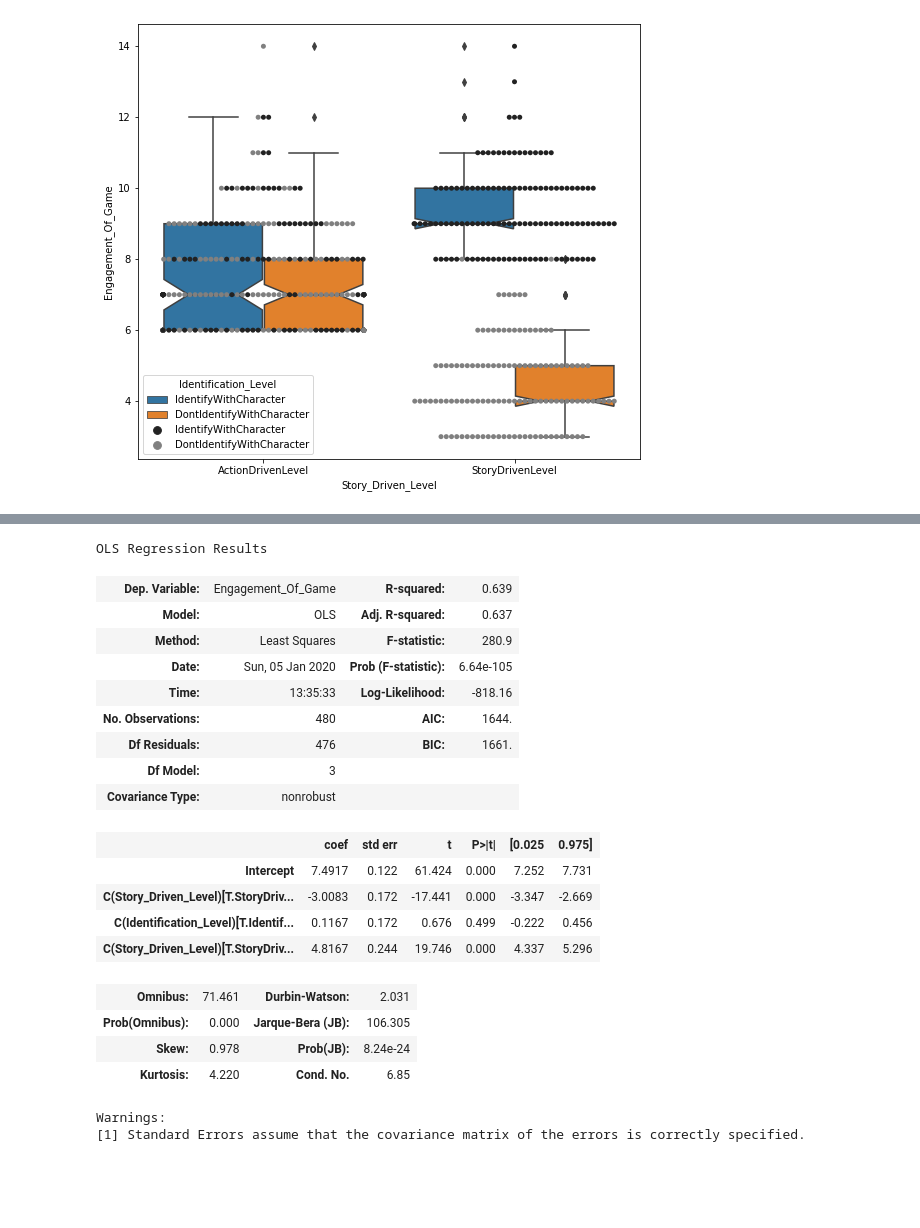
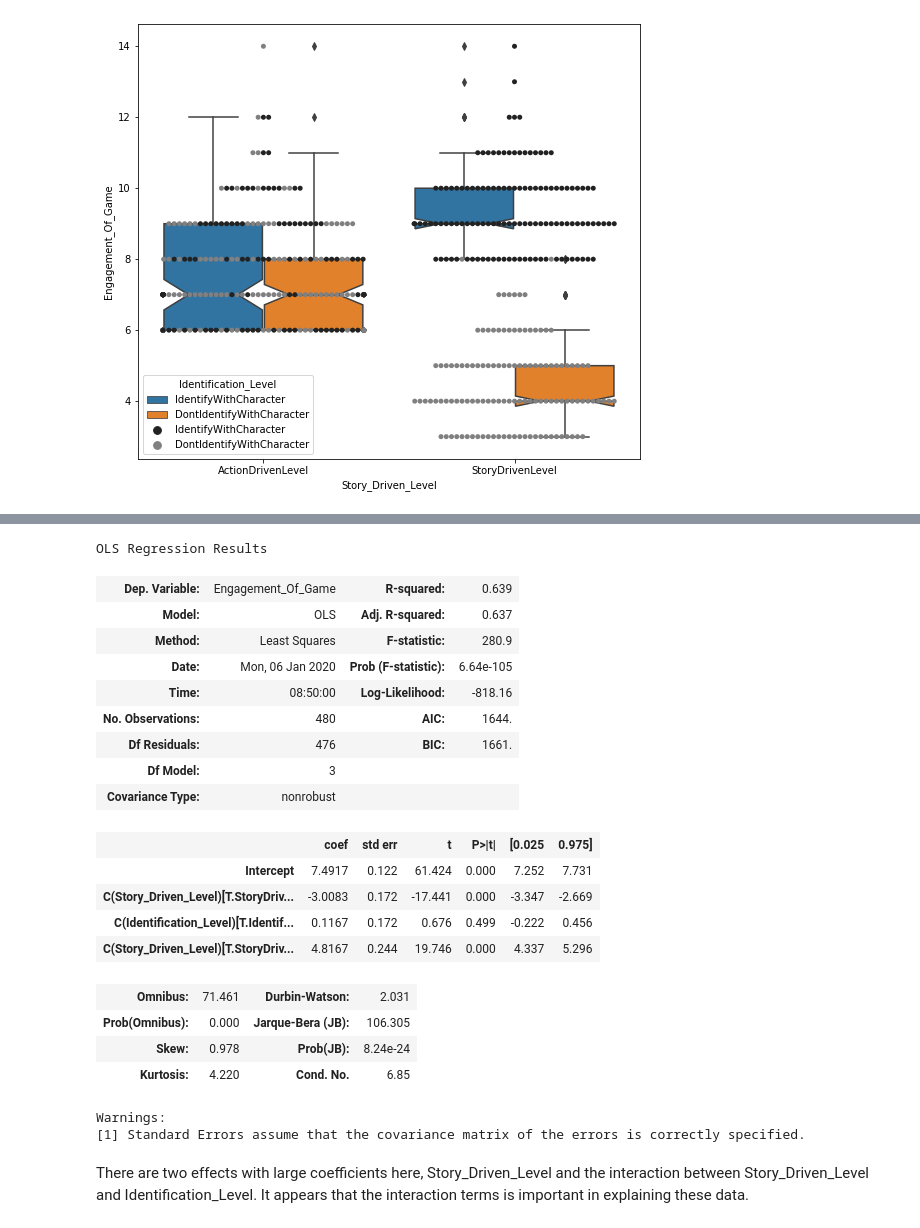
Before and after one commit to StephenElston/StatisticalMethodsForDataScience, a Jupyter notebook: ThinkingLikeAScientist/factorial_example.ipynb, the cells around one changed output, grey strips where cells are left out. Saved outputs shown, nothing was run; the diff lists cells and outputs as text; code cells hidden in the pictures; blank space fills up the shorter version.

```diff
--- a/ThinkingLikeAScientist/factorial_example.ipynb
+++ b/ThinkingLikeAScientist/factorial_example.ipynb
@@ -110,17 +116,15 @@ Warnings:
 # %%
-ols_mod_interaction = smf.ols(formula='Engagement_Of_Game ~ C(Story_Driven_Level) + \
-                              C(Identification_Level) + \
-                              C(Story_Driven_Level) * C(Identification_Level)', \
+ols_mod_interaction = smf.ols(formula='Engagement_Of_Game ~ C(Story_Driven_Level) * C(Identification_Level)', \
                               data=factor_data)
 factor_model_interaction = ols_mod_interaction.fit()
 factor_model_interaction.summary()
 # %% [output]
 OLS Regression Results
 | Dep. Variable: | Engagement_Of_Game | R-squared: | 0.639 |
 | Model: | OLS | Adj. R-squared: | 0.637 |
 | Method: | Least Squares | F-statistic: | 280.9 |
-| Date: | Sun, 05 Jan 2020 | Prob (F-statistic): | 6.64e-105 |
-| Time: | 13:35:33 | Log-Likelihood: | -818.16 |
+| Date: | Mon, 06 Jan 2020 | Prob (F-statistic): | 6.64e-105 |
+| Time: | 08:50:00 | Log-Likelihood: | -818.16 |
 | No. Observations: | 480 | AIC: | 1644. |
 | Df Residuals: | 476 | BIC: | 1661. |
 | Df Model: | 3 |  |  |
@@ -136,3 +140,5 @@ OLS Regression Results
 | Kurtosis: | 4.220 | Cond. No. | 6.85 |
 Warnings:
 [1] Standard Errors assume that the covariance matrix of the errors is correctly specified.
+# %% [markdown]
+There are two effects with large coefficients here, Story_Driven_Level and the interaction between Story_Driven_Level and Identification_Level. It appears that the interaction terms is important in explaining these data.
```
Also changed, not shown: parts of 4 cells of this notebook.
